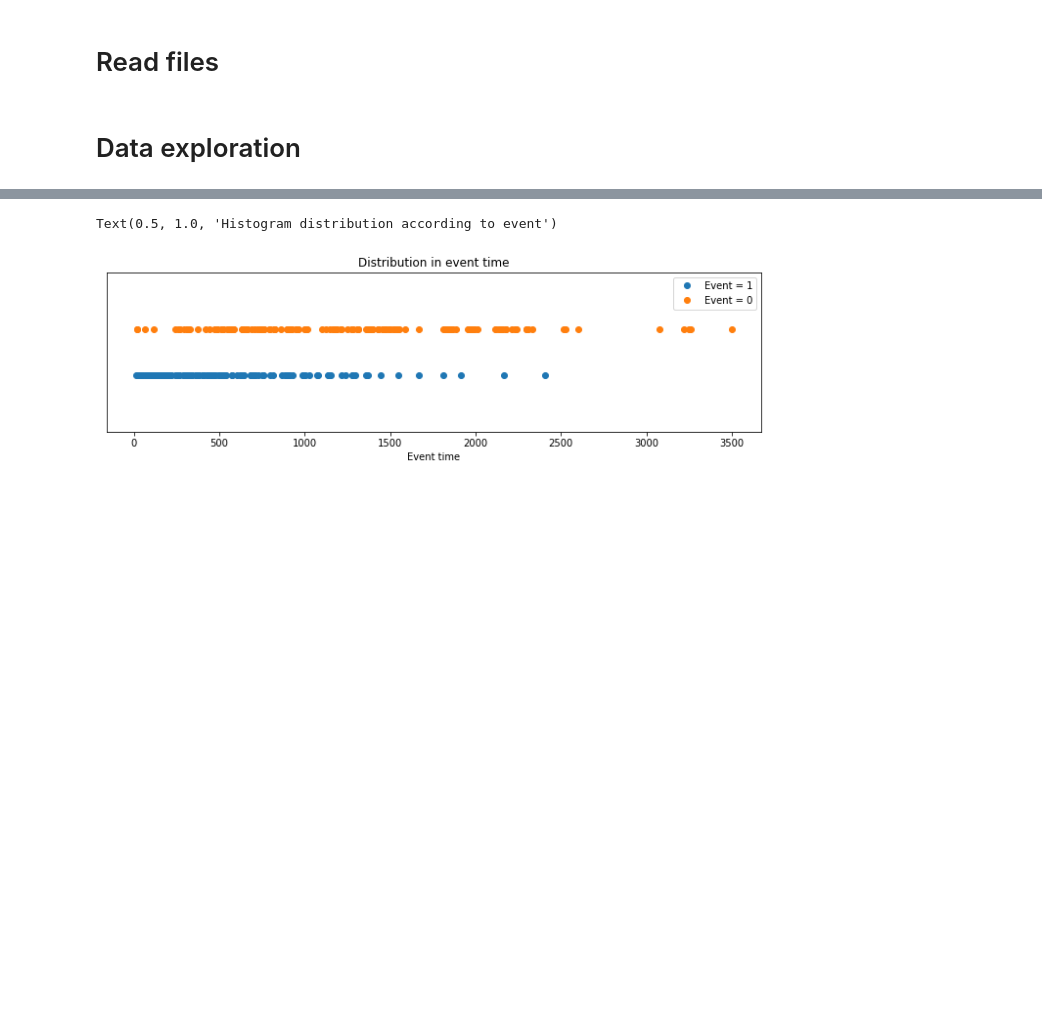
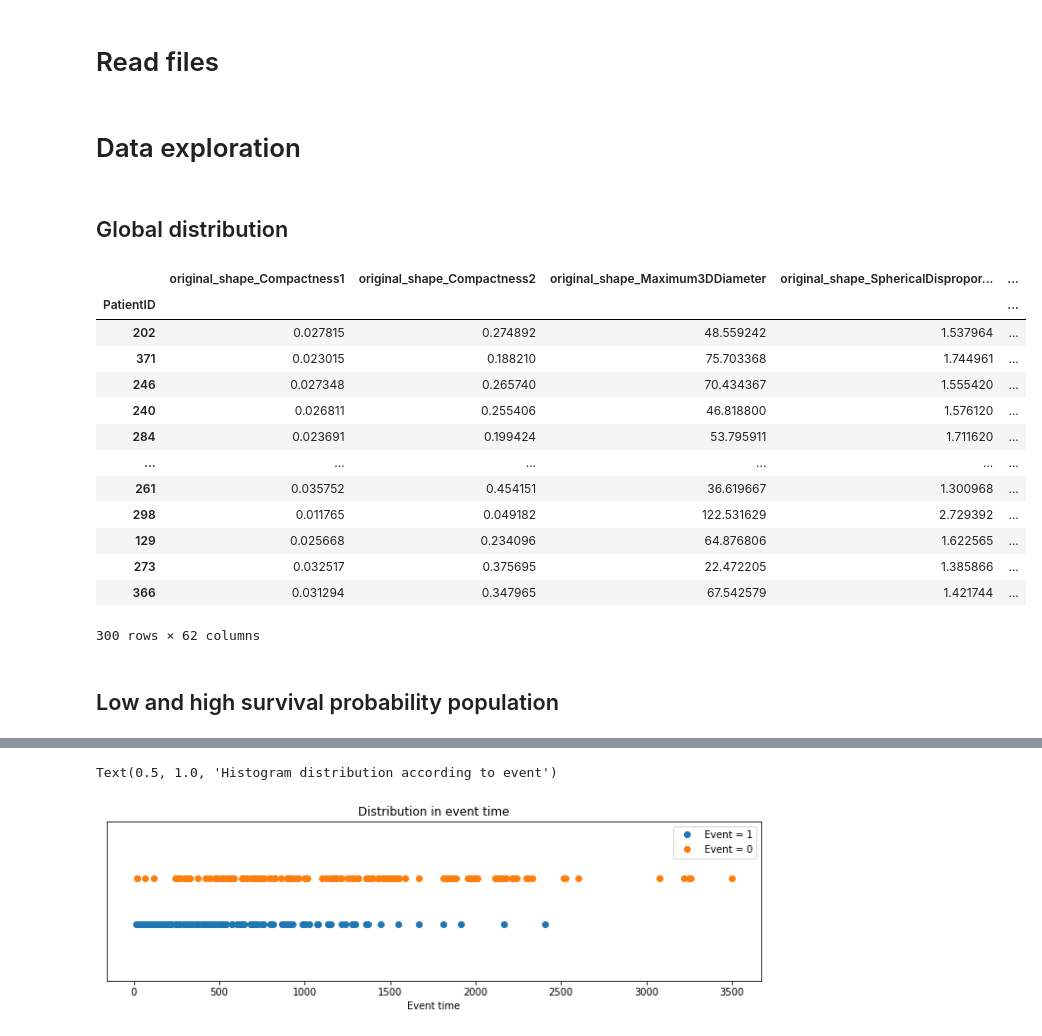
Before and after one commit to antoyang/Survival-Prediction, a Jupyter notebook: Data_Exploration/Data_exploration.ipynb, the cells around one changed output, grey strips where cells are left out. Cells and saved outputs as stored; diff of their text form; code cells hidden in the pictures; blank space fills up the shorter version.

```diff
--- a/Data_Exploration/Data_exploration.ipynb
+++ b/Data_Exploration/Data_exploration.ipynb
@@ -106,2 +188,24 @@ if __name__ == '__main__':
 # %% [markdown]
 # Data exploration
+# %% [markdown]
+## Global distribution
+# %%
+x_train, y_train, x_test = load_owkin_data()
+x_train
+# %% [output]
+|  | original_shape_Compactness1 | original_shape_Compactness2 | original_shape_Maximum3DDiameter | original_shape_SphericalDispropor... | ... |
+| PatientID |  |  |  |  | ... |
+| 202 | 0.027815 | 0.274892 | 48.559242 | 1.537964 | ... |
+| 371 | 0.023015 | 0.188210 | 75.703368 | 1.744961 | ... |
+| 246 | 0.027348 | 0.265740 | 70.434367 | 1.555420 | ... |
+| 240 | 0.026811 | 0.255406 | 46.818800 | 1.576120 | ... |
+| 284 | 0.023691 | 0.199424 | 53.795911 | 1.711620 | ... |
+| ... | ... | ... | ... | ... | ... |
+| 261 | 0.035752 | 0.454151 | 36.619667 | 1.300968 | ... |
+| 298 | 0.011765 | 0.049182 | 122.531629 | 2.729392 | ... |
+| 129 | 0.025668 | 0.234096 | 64.876806 | 1.622565 | ... |
+| 273 | 0.032517 | 0.375695 | 22.472205 | 1.385866 | ... |
+| 366 | 0.031294 | 0.347965 | 67.542579 | 1.421744 | ... |
+300 rows × 62 columns
+# %% [markdown]
+## Low and high survival probability population
```
Also changed, not shown: parts of 38 cells of this notebook.
